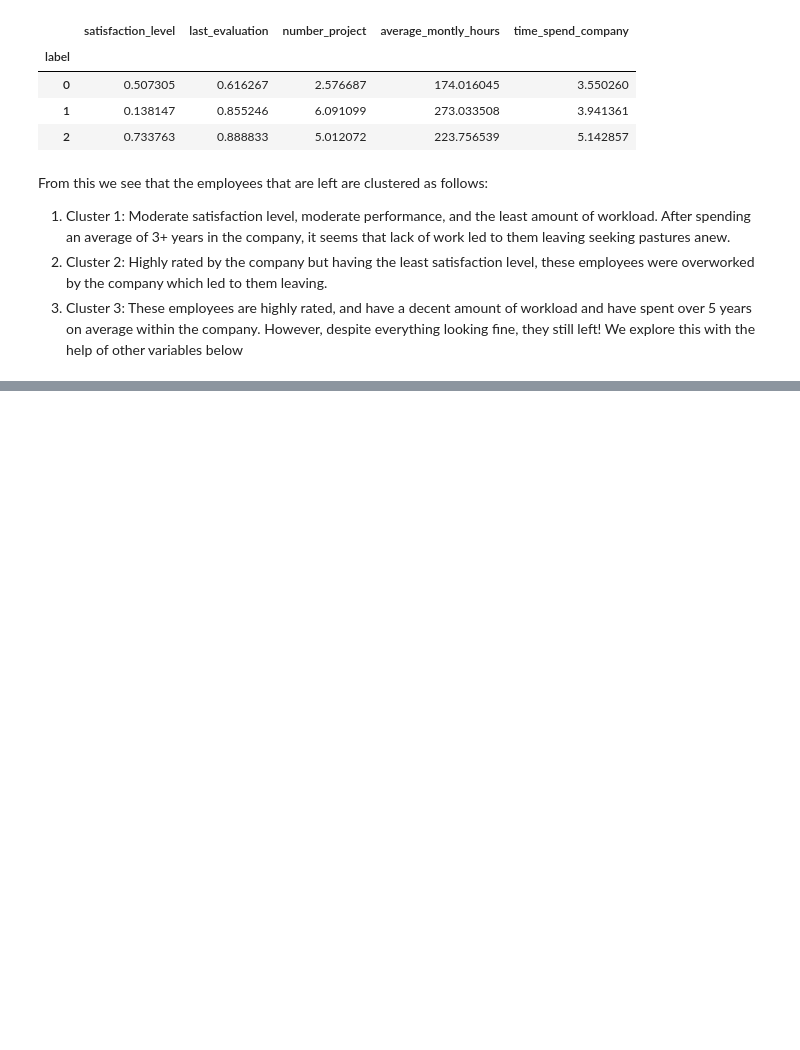
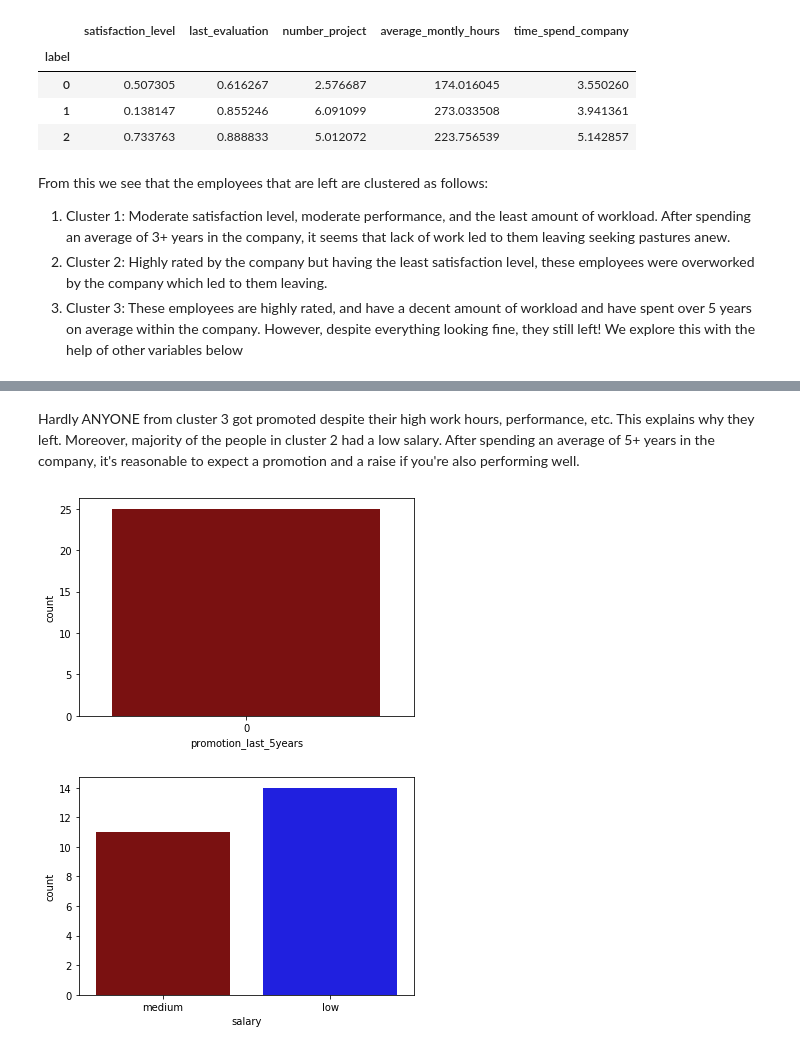
Before and after one commit to m-shahrukh/Data-Mining--Spring-2020, a Jupyter notebook: Project/HR Data Analysis/Project.ipynb, the cells around one changed output, grey strips where cells are left out. Saved outputs shown, nothing was run; the diff lists cells and outputs as text; code cells hidden in the pictures; blank space fills up the shorter version.

```diff
--- a/Project/HR Data Analysis/Project.ipynb
+++ b/Project/HR Data Analysis/Project.ipynb
@@ -116,0 +118,14 @@ Hardly ANYONE got promoted, which explains why they left.
+# %% [markdown]
+Hardly ANYONE from cluster 3 got promoted despite their high work hours, performance, etc. This explains why they left.
+Moreover, majority of the people in cluster 2 had a low salary. After spending an average of 5+ years in the company, it's reasonable to expect a promotion and a raise if you're also performing well.
+# %%
+cluster1=left_employees_original[left_employees_original['label']==1]
+cluster1_high_satisfaction= cluster1[cluster1["satisfaction_level"]>0.6]
+sns.countplot("promotion_last_5years",data=cluster1_high_satisfaction)
+plt.show()
+
+sns.countplot("salary", data=cluster1_high_satisfaction)
+plt.show()
+# %% [output]
+[figure, added]
+[figure, added]
```
Also changed, not shown: parts of 31 cells of this notebook.
